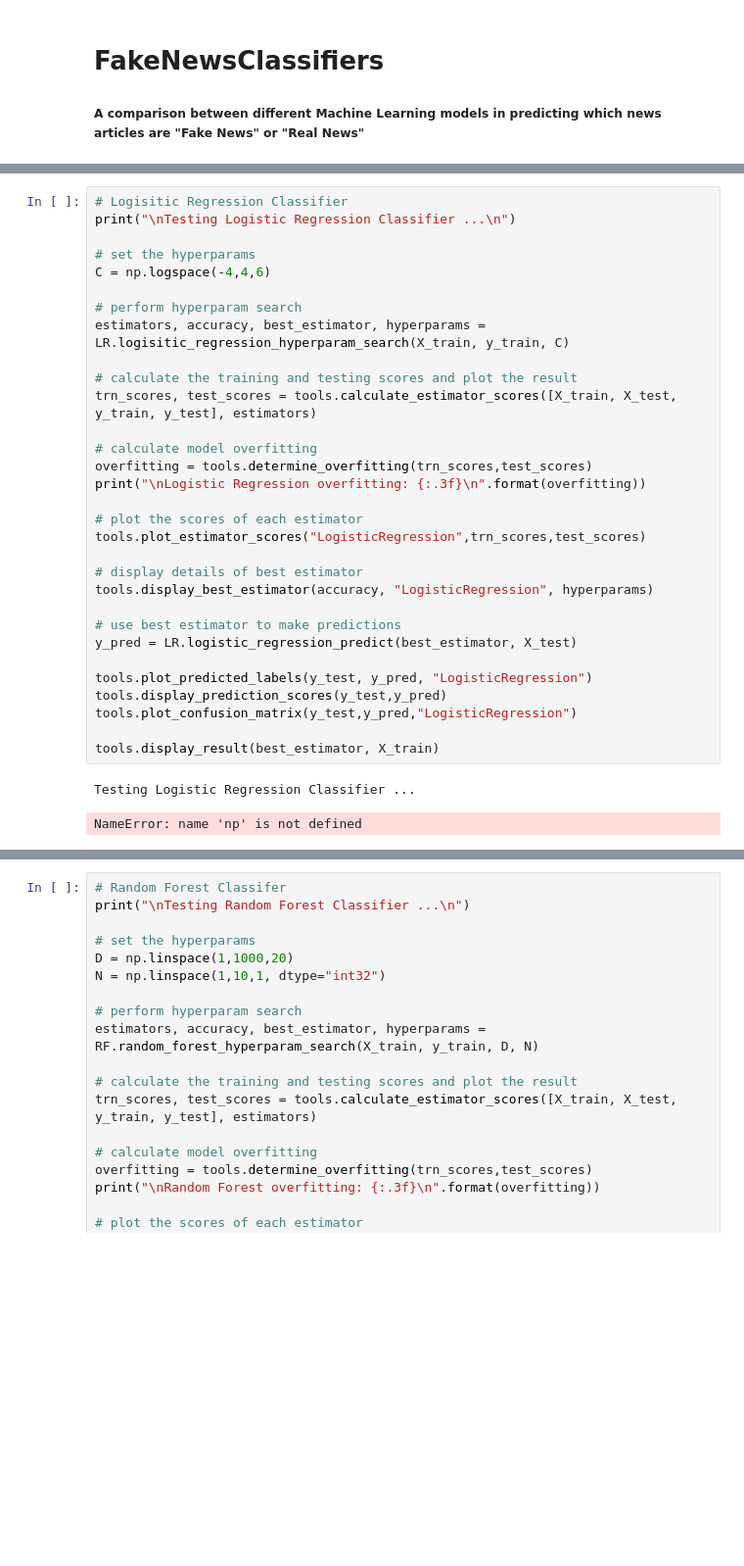
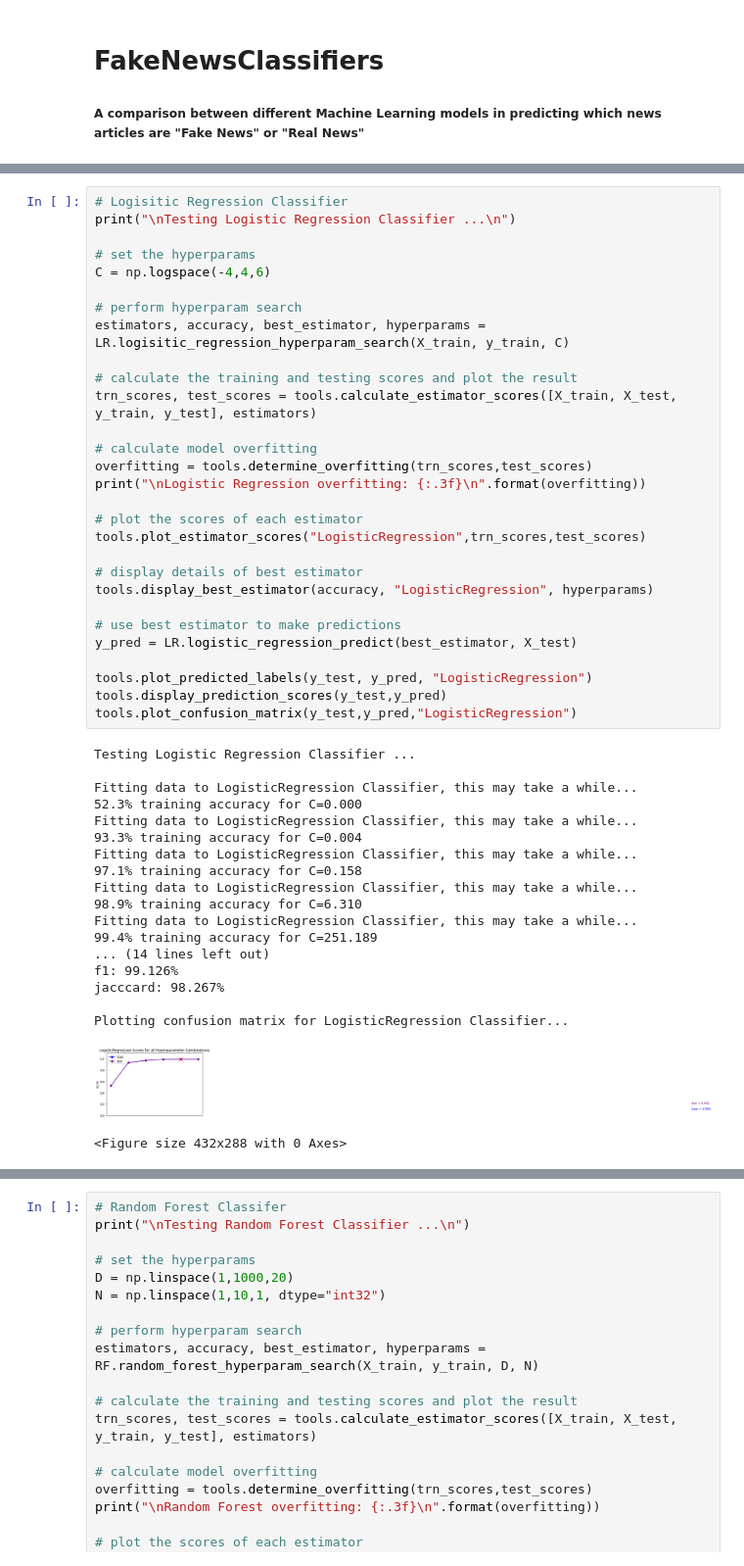
Before and after one commit to gisellemartel/FakeNewsClassifier, a Jupyter notebook: fake_news_classifiers.ipynb, the cells around one changed output, grey strips where cells are left out. Shown at 98% size. Saved outputs shown, nothing was run; the diff lists cells and outputs as text; blank space fills up the shorter version.

```diff
--- a/fake_news_classifiers.ipynb
+++ b/fake_news_classifiers.ipynb
@@ -63,33 +78,48 @@ Tokenizing fake_news dataset, this may take a few minutes...
 # Logisitic Regression Classifier
 print("\nTesting Logistic Regression Classifier ...\n")
 
 # set the hyperparams
 C = np.logspace(-4,4,6)
 
 # perform hyperparam search
 estimators, accuracy, best_estimator, hyperparams = LR.logisitic_regression_hyperparam_search(X_train, y_train, C)
 
 # calculate the training and testing scores and plot the result
 trn_scores, test_scores = tools.calculate_estimator_scores([X_train, X_test, y_train, y_test], estimators)
 
 # calculate model overfitting
 overfitting = tools.determine_overfitting(trn_scores,test_scores)
 print("\nLogistic Regression overfitting: {:.3f}\n".format(overfitting))
 
 # plot the scores of each estimator
 tools.plot_estimator_scores("LogisticRegression",trn_scores,test_scores)
 
 # display details of best estimator
 tools.display_best_estimator(accuracy, "LogisticRegression", hyperparams)
 
 # use best estimator to make predictions
 y_pred = LR.logistic_regression_predict(best_estimator, X_test)
 
 tools.plot_predicted_labels(y_test, y_pred, "LogisticRegression")
 tools.display_prediction_scores(y_test,y_pred)
 tools.plot_confusion_matrix(y_test,y_pred,"LogisticRegression")
-
-tools.display_result(best_estimator, X_train)
 # %% [output]
 Testing Logistic Regression Classifier ...
+
+Fitting data to LogisticRegression Classifier, this may take a while...
+52.3% training accuracy for C=0.000
+Fitting data to LogisticRegression Classifier, this may take a while...
+93.3% training accuracy for C=0.004
+Fitting data to LogisticRegression Classifier, this may take a while...
+97.1% training accuracy for C=0.158
+Fitting data to LogisticRegression Classifier, this may take a while...
+98.9% training accuracy for C=6.310
+Fitting data to LogisticRegression Classifier, this may take a while...
+99.4% training accuracy for C=251.189
+... (14 lines left out)
+f1: 99.126%
+jacccard: 98.267%
+
+Plotting confusion matrix for LogisticRegression Classifier...
+[figure, added]
-NameError: name 'np' is not defined
+<Figure size 432x288 with 0 Axes>
```
Also changed, not shown: parts of 6 cells of this notebook, 5 other files.
